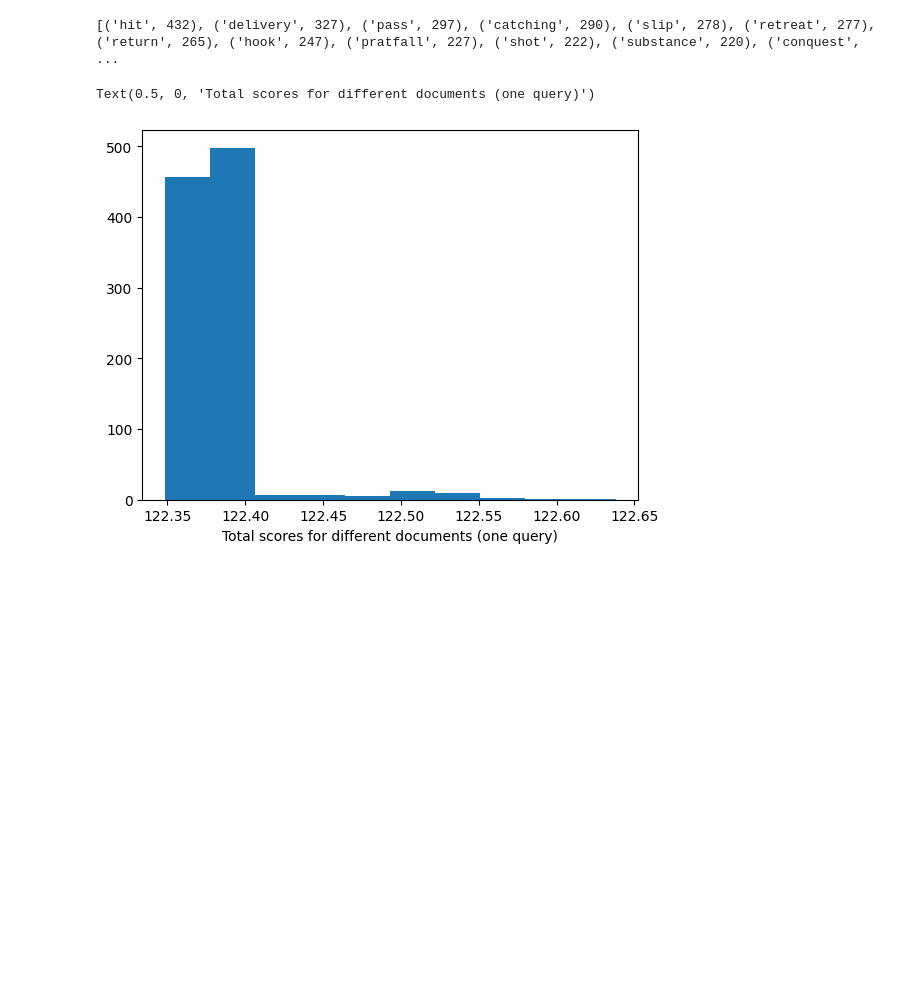
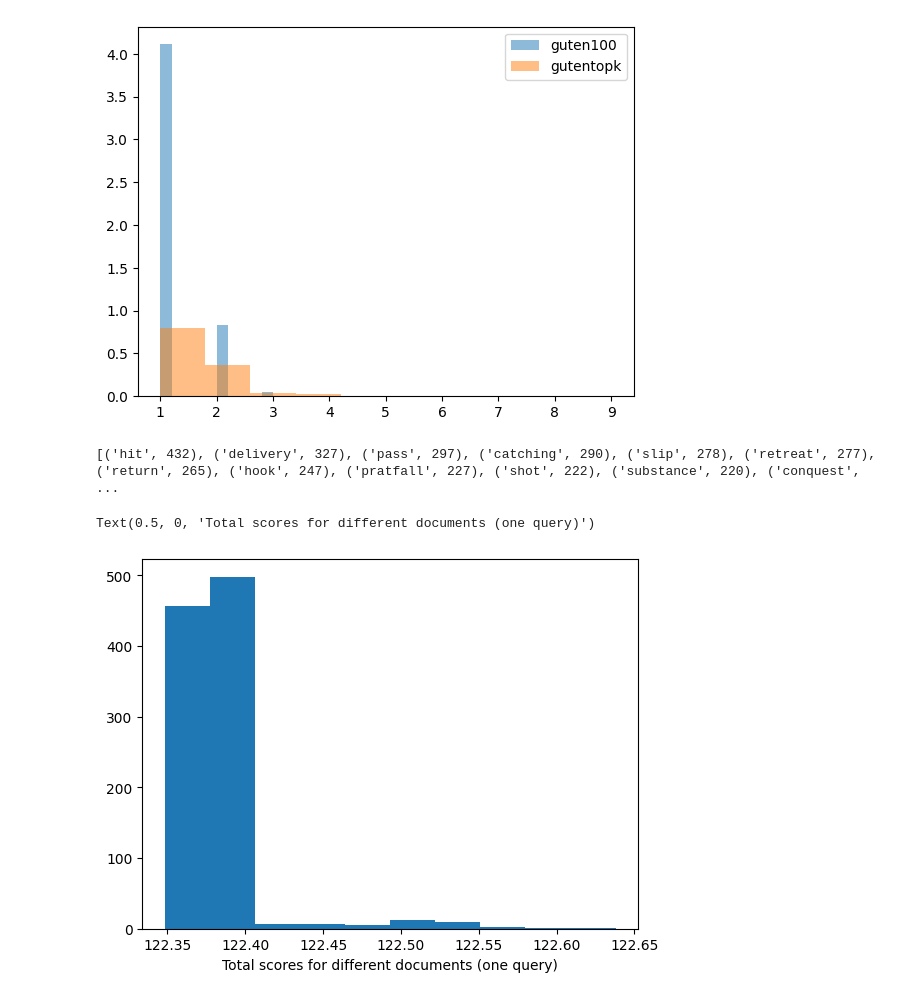
Before and after one commit to PrasannS/setretrieval, a Jupyter notebook: notebooks/diversity_analysis.ipynb, the cells around one changed output. Cells and saved outputs as stored; diff of their text form; code cells hidden in the pictures; blank space fills up the shorter version.

```diff
--- a/notebooks/diversity_analysis.ipynb
+++ b/notebooks/diversity_analysis.ipynb
@@ -18,0 +26,36 @@ from collections import Counter
+# %%
+def cluster_embs(embs, minthresh=0.7):
+    # given a list of embeddings, cluster them into groups
+    # to do this just greedily take embeddings that are the most similar to the ones already in the cluster
+
+
+    # Compute pairwise cosine distances
+    dist_matrix = cosine_similarity(embs)
+    alreadygrouped = set()
+    groups = []
+    for i in range(len(embs)):
+        tmpgroup = []
+        if i in alreadygrouped:
+            continue
+        # find other embeddings at least thresh similar
+        for j, val in enumerate(dist_matrix[i]):
+            if val > minthresh:
+                tmpgroup.append(j)
+                alreadygrouped.add(j)
+        groups.append(tmpgroup)
+    # print(dist_matrix[0])
+    return groups
+
+def ldiv(embs, scnt=25, nsamps=100):
+    # given a list of embeddings, randomly sample scnt groups of size nsamps from list, then calculate average
+    # pairwise similarity within group
+    groupsims = []
+    for _ in range(scnt):
+        tmpgroup = random.sample(embs, min(len(embs), nsamps))
+        dist_matrix = cosine_similarity(tmpgroup)
+        groupsims.append(np.mean(dist_matrix))
+    return np.mean(groupsims)
+
+
+gembs = [len(l) for l in cluster_embs(guten100['pos_embeds'][0])]
+gtkembs = [len(l) for l in cluster_embs(gutentopk['pos_embeds'][0])]
@@ -19,3 +75,10 @@ from collections import Counter
+# %%
+plt.hist(gembs, alpha=0.5, label='guten100', bins=10, density=True)
+plt.hist(gtkembs, alpha=0.5, label='gutentopk', bins=10, density=True)
+plt.legend()
+plt.show()
+# %% [output]
+[figure, added]
 # %%
 def colbert_scores(
     queries_embeddings: list | np.ndarray | torch.Tensor,
```
Also changed, not shown: parts of 4 cells of this notebook, 25 other files.
